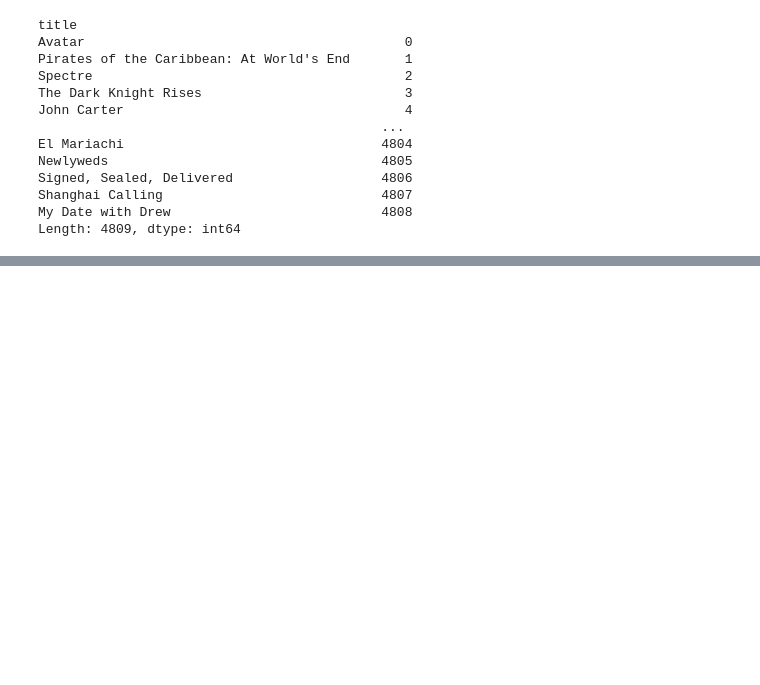
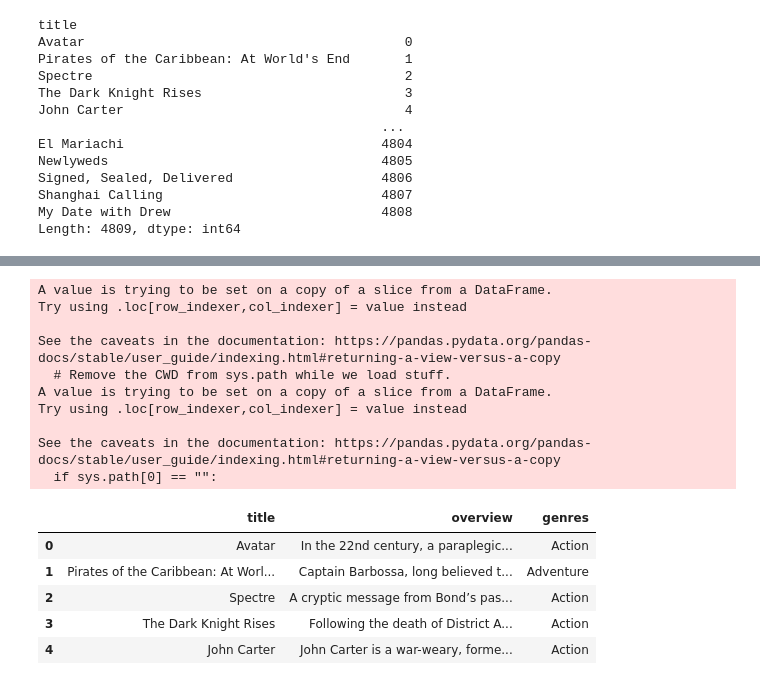
Before and after one commit to kregmi001/ML-and-Deep-Learning-for-Single-and-Muti-Class-Classification, a Jupyter notebook: movie-recommendation-system.ipynb, the cells around one changed output, grey strips where cells are left out. Cells and saved outputs as stored; diff of their text form; code cells hidden in the pictures; blank space fills up the shorter version.

```diff
--- a/movie-recommendation-system.ipynb
+++ b/movie-recommendation-system.ipynb
@@ -221,0 +244,36 @@ Name: title, dtype: object
+# %%
+def convert(text):
+    arr = []
+    count = 0
+    for i in ast.literal_eval(text):
+         if count<1:
+            arr.append(i['name'])
+            count+=1
+    return arr
+
+movies_clean['genres'] = movies_v2['genres'].apply(convert)
+
+movies_clean['genres'] = movies_clean['genres'].apply(lambda x: " ".join(x))
+
+
+movies_summary = movies_clean[['title','overview','genres']]
+movies_summary = movies_summary.dropna(subset=['title','overview','genres'])
+
+movies_summary.head()
+# %% [output]
+A value is trying to be set on a copy of a slice from a DataFrame.
+Try using .loc[row_indexer,col_indexer] = value instead
+
+See the caveats in the documentation: https://pandas.pydata.org/pandas-docs/stable/user_guide/indexing.html#returning-a-view-versus-a-copy
+  # Remove the CWD from sys.path while we load stuff.
+A value is trying to be set on a copy of a slice from a DataFrame.
+Try using .loc[row_indexer,col_indexer] = value instead
+
+See the caveats in the documentation: https://pandas.pydata.org/pandas-docs/stable/user_guide/indexing.html#returning-a-view-versus-a-copy
+  if sys.path[0] == "":
+|  | title | overview | genres |
+| 0 | Avatar | In the 22nd century, a paraplegic... | Action |
+| 1 | Pirates of the Caribbean: At Worl... | Captain Barbossa, long believed t... | Adventure |
+| 2 | Spectre | A cryptic message from Bond’s pas... | Action |
+| 3 | The Dark Knight Rises | Following the death of District A... | Action |
+| 4 | John Carter | John Carter is a war-weary, forme... | Action |
```
Also changed, not shown: parts of 23 cells of this notebook.
